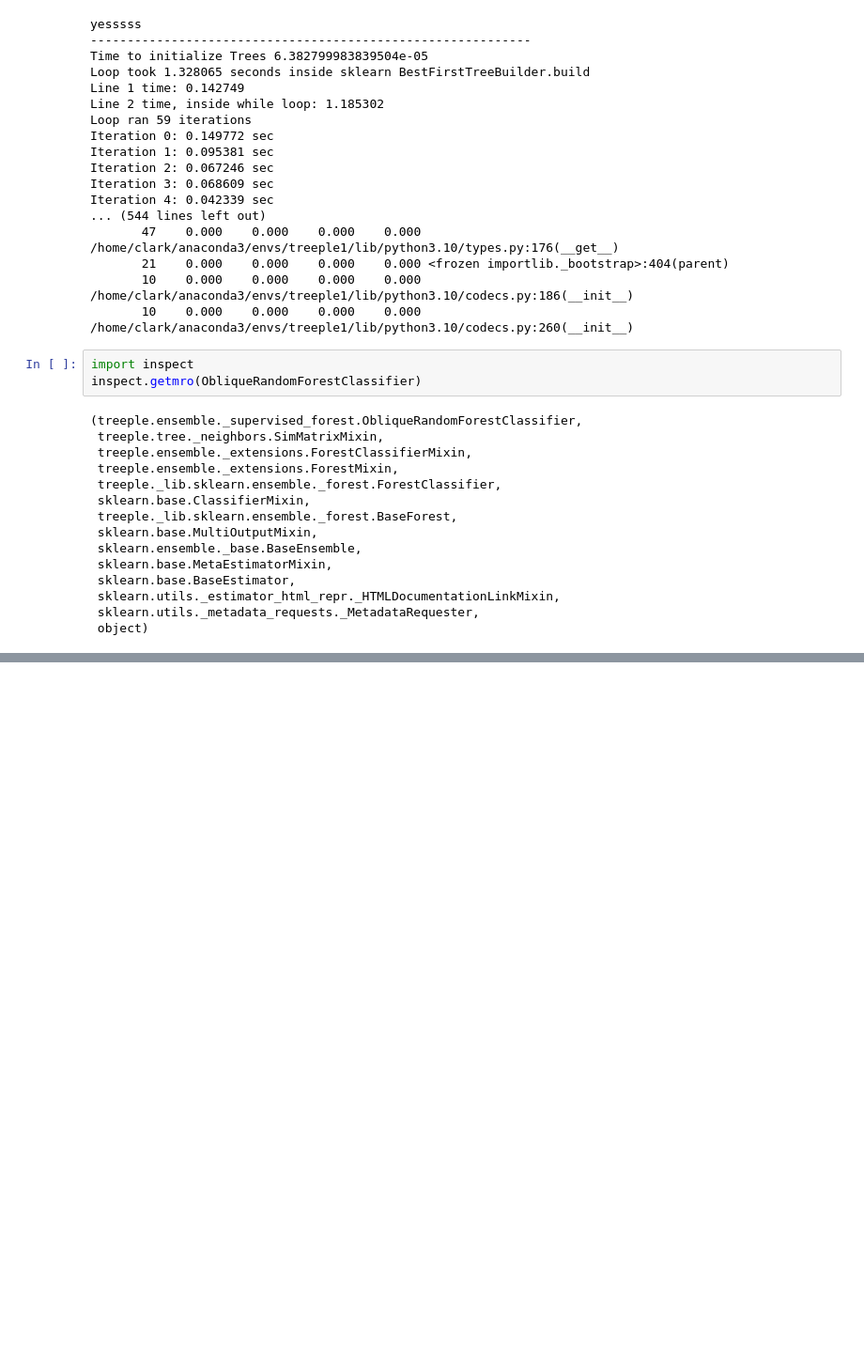
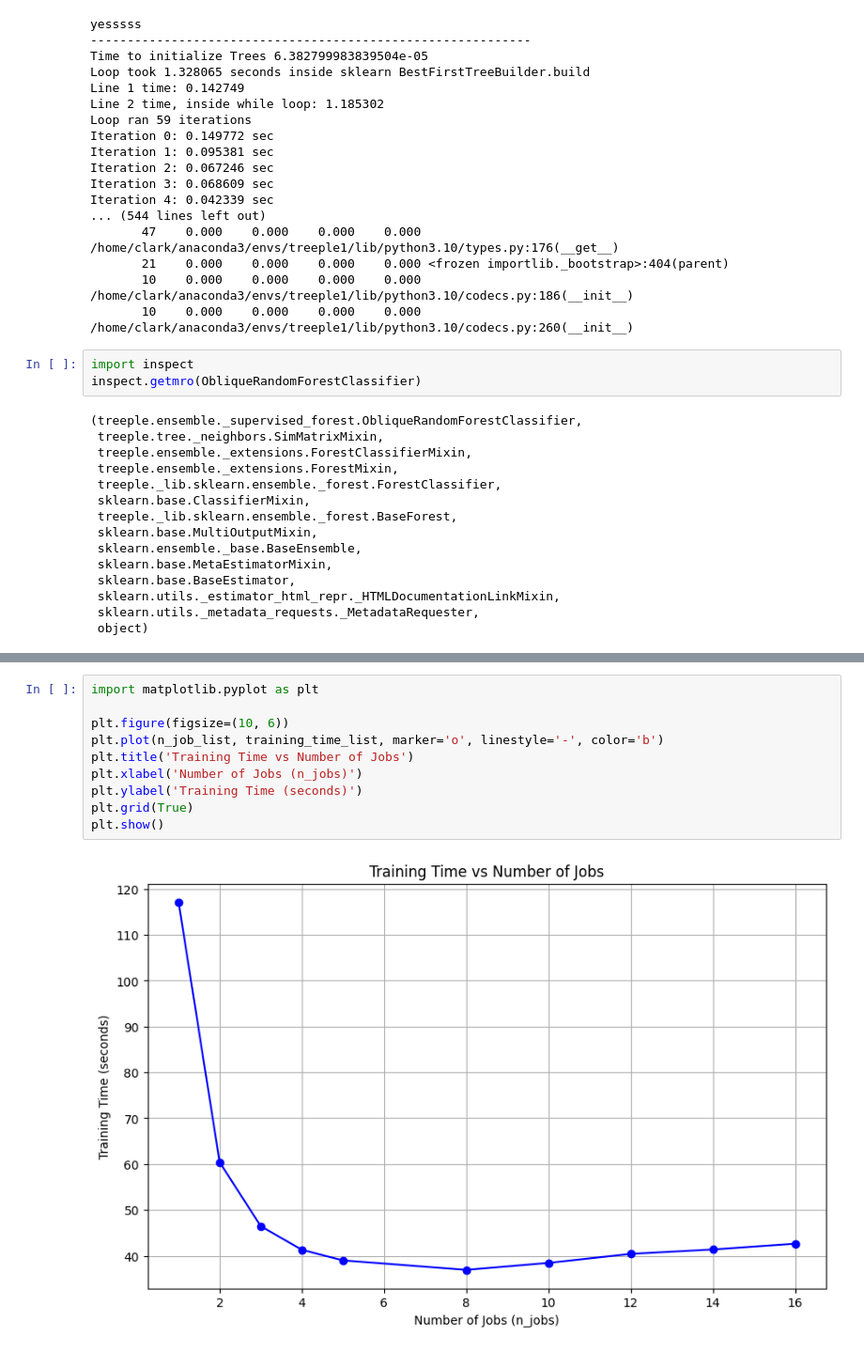
Before and after one commit to ClarkXu0625/treeple, a Jupyter notebook: clark/test_profile.ipynb, the cells around one changed output, grey strips where cells are left out. Shown at 94% size. Drawn from its saved outputs; the diff is of its cells as text; blank space fills up the shorter version.

Commit message:
update plots - n——jovs versus training time

```diff
--- a/clark/test_profile.ipynb
+++ b/clark/test_profile.ipynb
@@ -389,0 +512,12 @@ inspect.getmro(ObliqueRandomForestClassifier)
+# %%
+import matplotlib.pyplot as plt
+
+plt.figure(figsize=(10, 6))
+plt.plot(n_job_list, training_time_list, marker='o', linestyle='-', color='b')
+plt.title('Training Time vs Number of Jobs')
+plt.xlabel('Number of Jobs (n_jobs)')
+plt.ylabel('Training Time (seconds)')
+plt.grid(True)
+plt.show()
+# %% [output]
+[figure, added]
```
Also changed, not shown: parts of 1 cell of this notebook.
